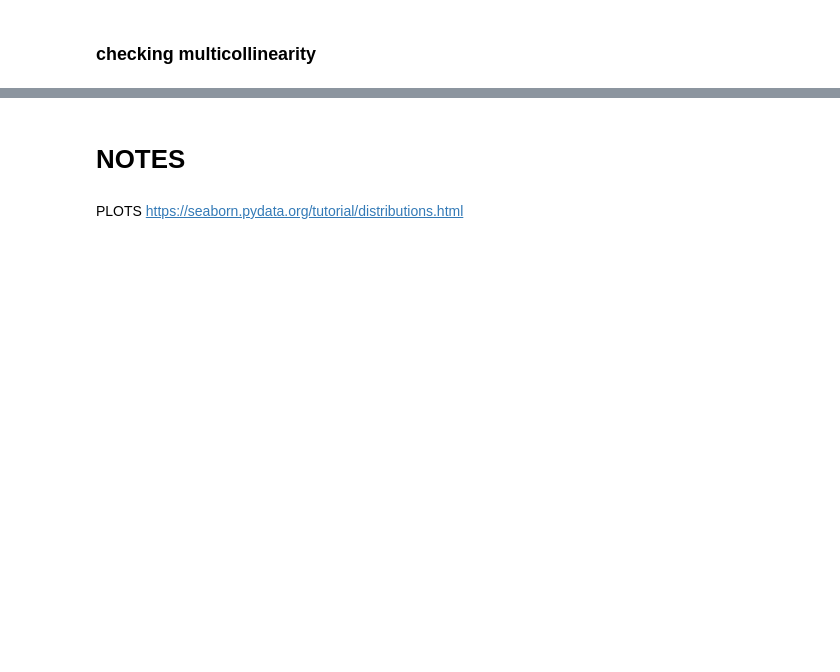
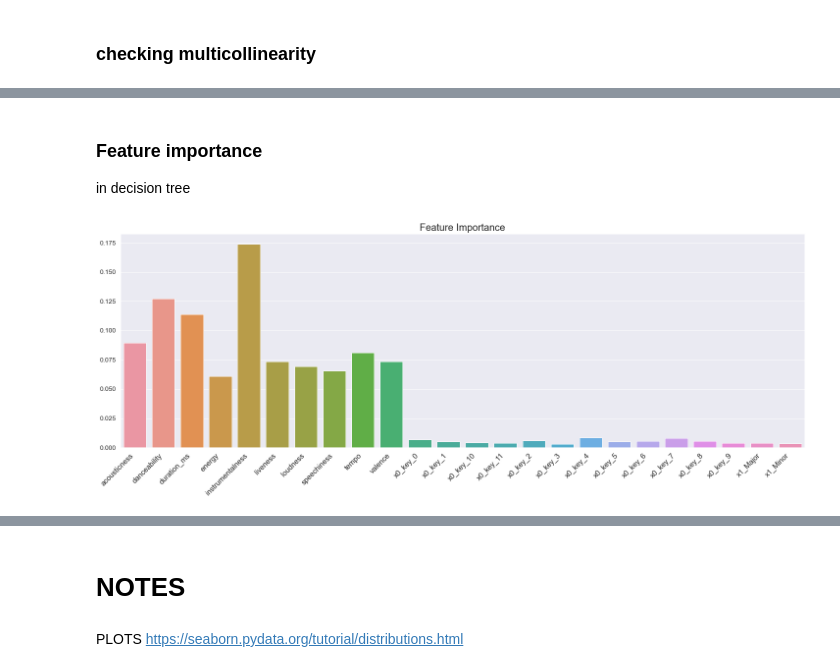
Before and after one commit to thomas-cares/hit-the-charts, a Jupyter notebook: analysis.ipynb, the cells around one changed output, grey strips where cells are left out. Cells and saved outputs as stored; diff of their text form; code cells hidden in the pictures; blank space fills up the shorter version.

```diff
--- a/analysis.ipynb
+++ b/analysis.ipynb
@@ -215,0 +306,14 @@ Text(0.5, 1.0, 'CONFUSION MATRIX')
+# %% [markdown]
+### Feature importance
+in decision tree
+# %%
+# feature importance embedded in y axis
+f, ax = plt.subplots(figsize=(25, 8))
+ax = sns.barplot(x=X.columns,
+                 y=dt_model.feature_importances_).set_xticklabels(ax.get_xticklabels(),
+                          rotation=45,
+                          horizontalalignment='right', size = 15)
+plt.title('Feature Importance', size=20)
+plt.show()
+# %% [output]
+[figure, added]
```
Also changed, not shown: parts of 70 cells of this notebook, 24 other files.
